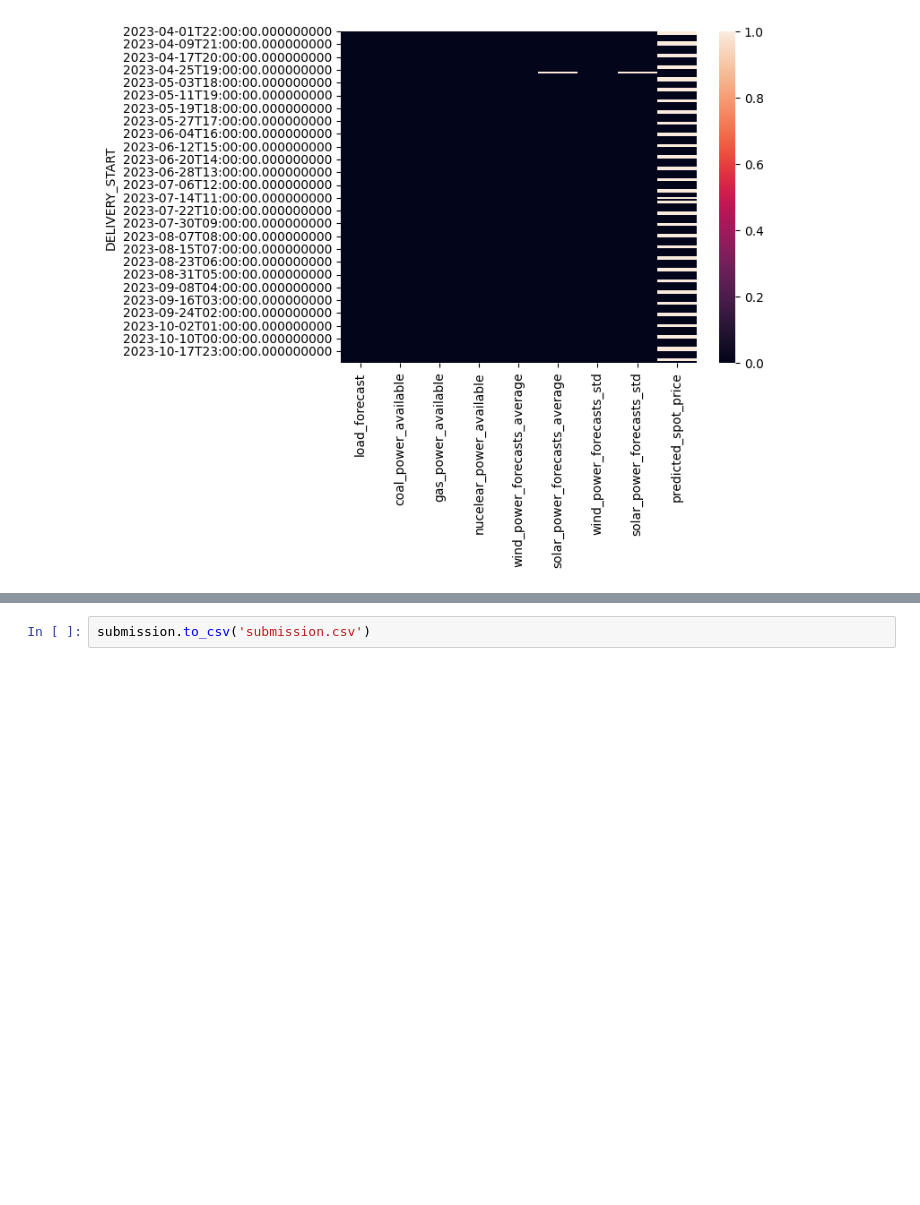
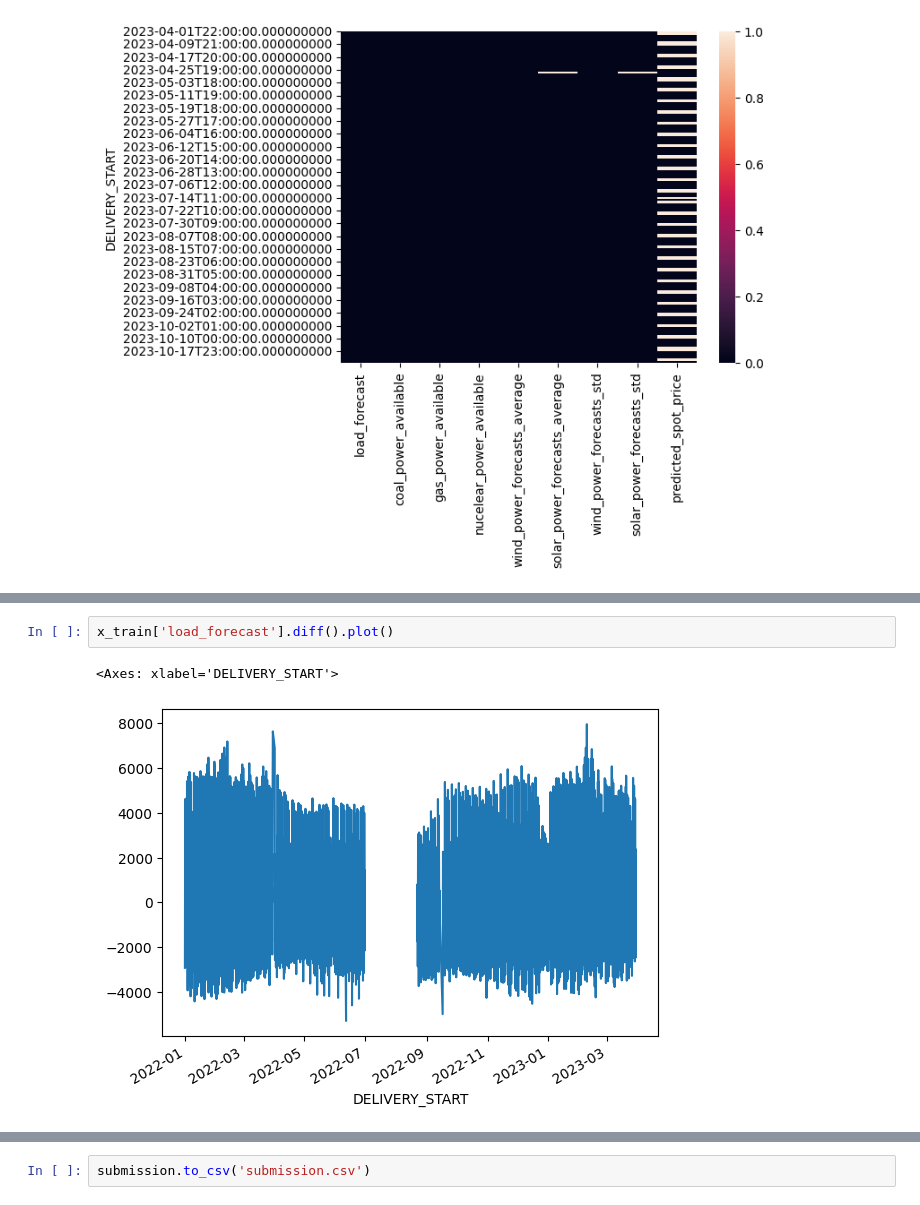
Before and after one commit to nour-m-bouayed/data_challenge_elmy, a Jupyter notebook: main_nour.ipynb, the cells around one changed output, grey strips where cells are left out. Drawn from its saved outputs; the diff is of its cells as text; blank space fills up the shorter version.

```diff
--- a/main_nour.ipynb
+++ b/main_nour.ipynb
@@ -101,0 +94,5 @@ array([[-1],
+# %%
+x_train['load_forecast'].diff().plot()
+# %% [output]
+<Axes: xlabel='DELIVERY_START'>
+[figure, added]
```
Also changed, not shown: parts of 47 cells of this notebook, 1 other file.
